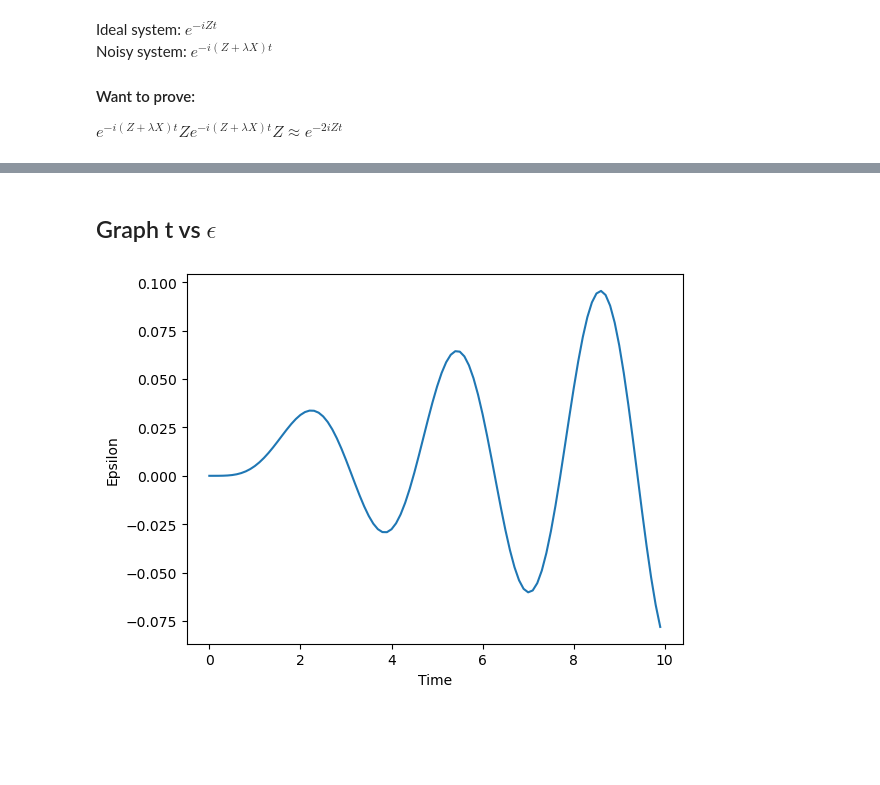
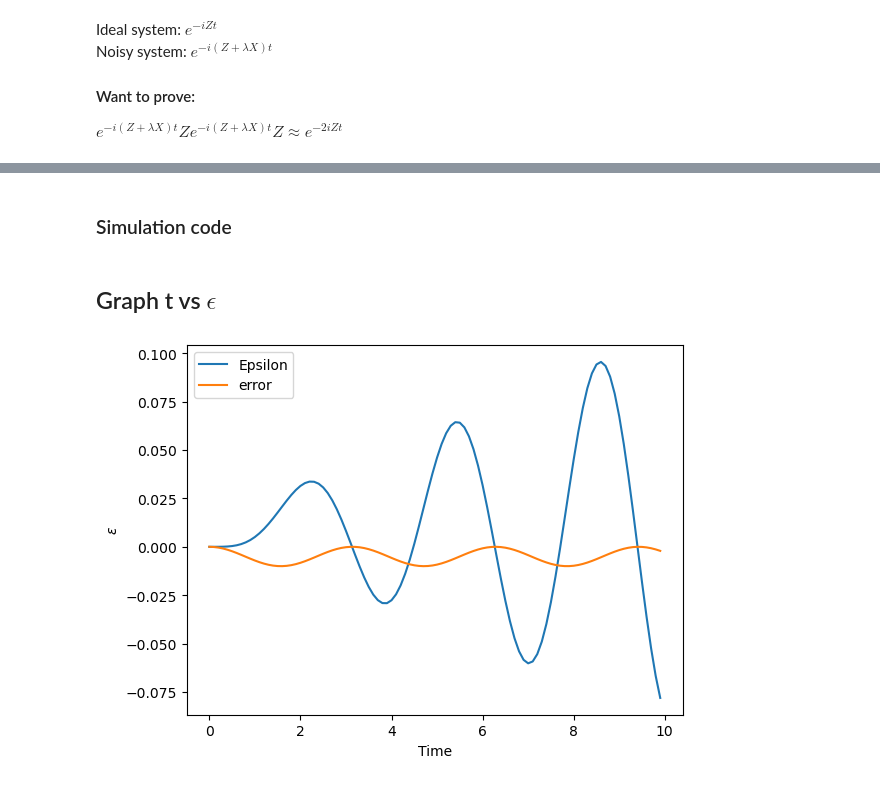
Before and after one commit to BonnieMorales/quantum-research, a Jupyter notebook: Simulation-Dynamical-Decoupling.ipynb, the cells around one changed output, grey strips where cells are left out. Drawn from its saved outputs; the diff is of its cells as text; code cells hidden in the pictures; blank space fills up the shorter version.

Commit message:
simulation modified

```diff
--- a/Simulation-Dynamical-Decoupling.ipynb
+++ b/Simulation-Dynamical-Decoupling.ipynb
@@ -21,26 +18,56 @@ lambda_value = 0.1
+# %% [markdown]
+### Simulation code
 # %%
-t=0
+# creating the variables
 time = []
 epsilon = []
+
+# set the value of lambda
+lambda_value = 0.1
+
+# simulating the equation for every 0.1s for the first 10s.
 for t in range (0,100,1):
     t = t/10
     A = expm(-1j*(Z+lambda_value*X)*t)*Z*expm(-1j*(Z+lambda_value*X)*t)*Z
     B = expm(-2j*Z*t)
 
+    # calculate the difference between the ideal and noisy system
     difference = A - B
+    # get the maximum eigen value of the difference matrix
     eigenvalues,_ = np.linalg.eig(difference)
     max_eigenvalue = eigenvalues.max()
+    # add the maximum eigen value to the array epsilon
     epsilon.append(max_eigenvalue)
     #print(epsilon)
     #print(A)
     #print(B)
     time.append(t)
+# %%
+# simulating expression for the error matrix obtained from hand-calculation
+
+error_matrix = []
+
+for t in range(0,100,1):
+    t = t/10
+    E = (0.5-0.5*math.cos(2*t))*(2*lambda_value*X*Z-lambda_value*lambda_value*I)
+
+    # get maximum eigen value
+    eigenvalues,_ = np.linalg.eig(E)
+    max_eigenvalue = eigenvalues.max()
+
+    # add maximum eigen value to the array error_matrix
+    error_matrix.append(max_eigenvalue)
 # %% [markdown]
 ## Graph t vs $\epsilon$
 # %%
-plt.plot(time,epsilon)
+# graph the changes in epsilon respect to the time
+plt.plot(time, epsilon, label = "Epsilon")
+plt.plot(time, error_matrix, label = "error")
+
 plt.xlabel('Time')
-plt.ylabel('Epsilon')
+plt.ylabel('$\epsilon$')
+plt.legend()
+
 plt.show()
 # %% [output]
-[figure, old version]
+[figure, new version]
```
Also changed, not shown: parts of 4 cells of this notebook.
